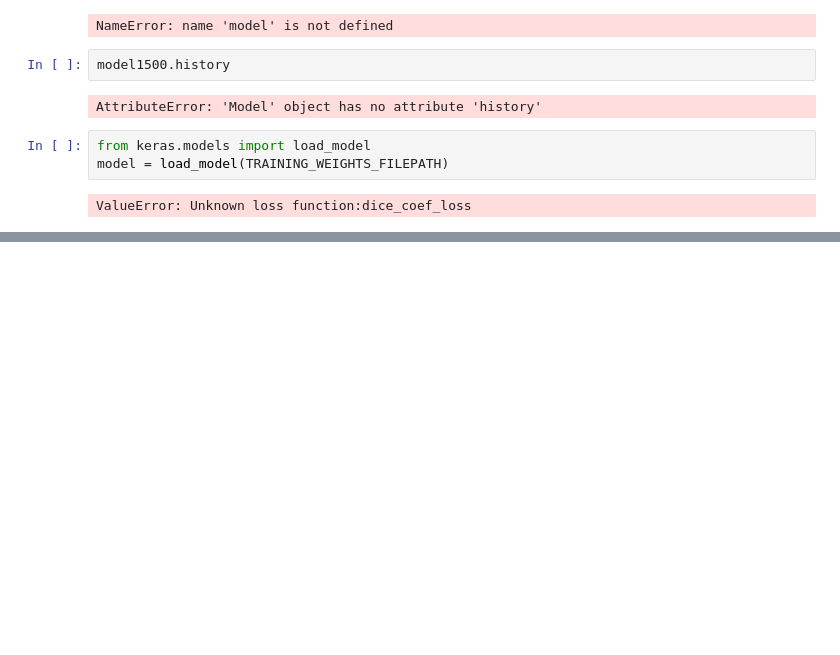
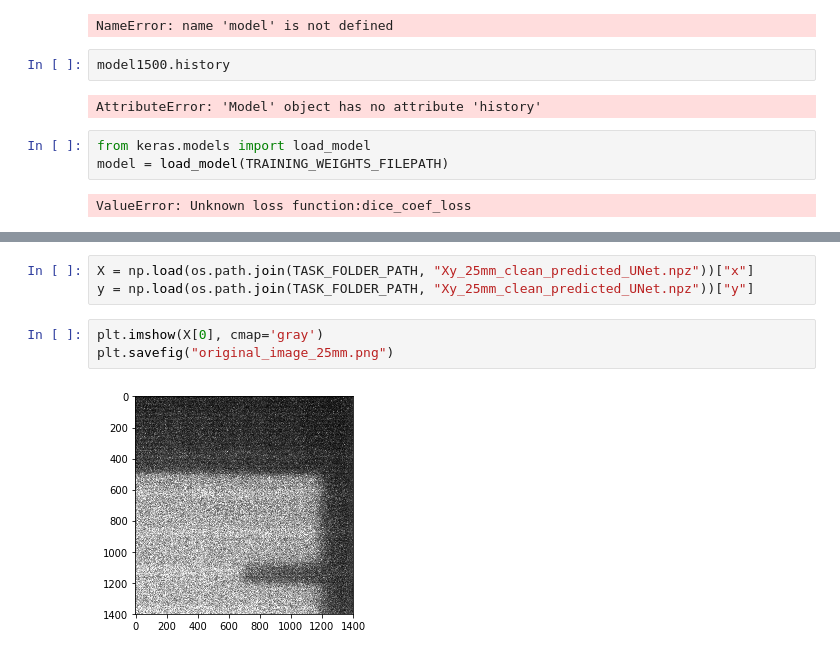
Before and after one commit to cdesio/leaf_reco, a Jupyter notebook: notebooks/Export_UNet_Masks-clean.ipynb, the cells around one changed output, grey strips where cells are left out. Drawn from its saved outputs; the diff is of its cells as text; blank space fills up the shorter version.

```diff
--- a/notebooks/Export_UNet_Masks-clean.ipynb
+++ b/notebooks/Export_UNet_Masks-clean.ipynb
@@ -243,0 +264,8 @@ ValueError: Unknown loss function:dice_coef_loss
+# %%
+X = np.load(os.path.join(TASK_FOLDER_PATH, "Xy_25mm_clean_predicted_UNet.npz"))["x"]
+y = np.load(os.path.join(TASK_FOLDER_PATH, "Xy_25mm_clean_predicted_UNet.npz"))["y"]
+# %%
+plt.imshow(X[0], cmap='gray')
+plt.savefig("original_image_25mm.png")
+# %% [output]
+[figure, added]
```
Also changed, not shown: parts of 5 cells of this notebook, 3 other files.
